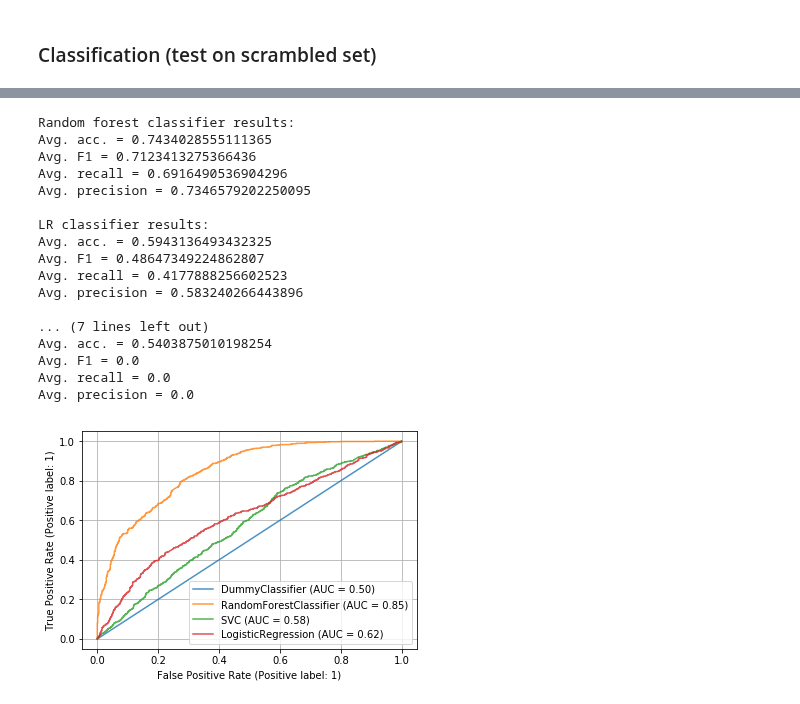
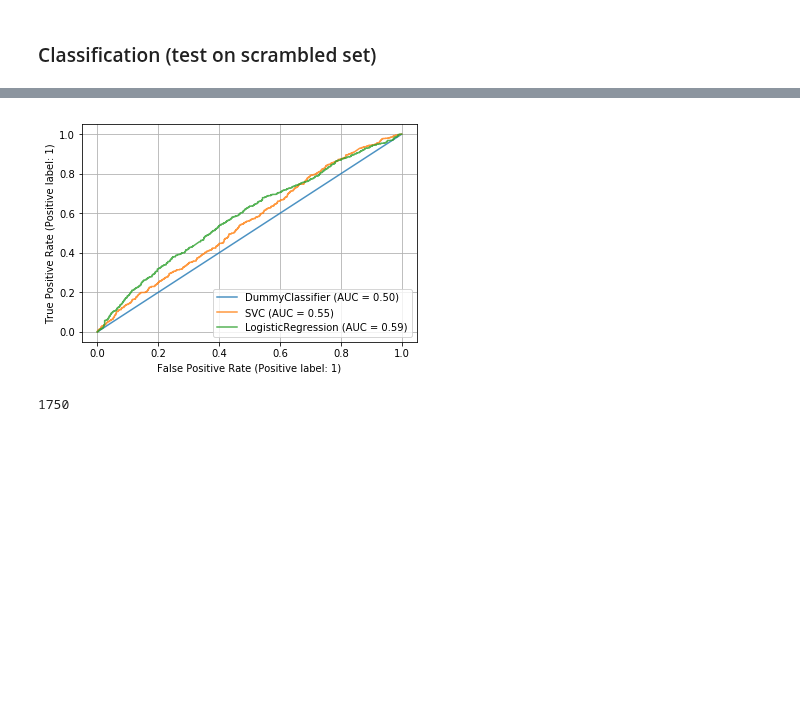
Before and after one commit to kroglkt/CogSci3, a Jupyter notebook: Combined Datasets.ipynb, the cells around one changed output, grey strips where cells are left out. Saved outputs shown, nothing was run; the diff lists cells and outputs as text; code cells hidden in the pictures; blank space fills up the shorter version.

```diff
--- a/Combined Datasets.ipynb
+++ b/Combined Datasets.ipynb
@@ -470,80 +432,67 @@ acc_score = []
 f1 = []
 recall = []
 precision = []
 
 k = 5
 kf = KFold(n_splits=k, shuffle=False)
 for train_index, test_index in kf.split(X):
     X_train, X_test = X[train_index], X[test_index]
     y_train, y_test = y[train_index], y[test_index]
 
     model.fit(X_train,y_train)
     pred_values = model.predict(X_test)
 
     acc_score.append(accuracy_score(y_test, pred_values))
     f1.append(f1_score(y_test, pred_values))
     precision.append(precision_score(y_test, pred_values))
     recall.append(recall_score(y_test, pred_values))
 
 plt.grid()
 ax = plt.gca()
 d_disp = plot_roc_curve(model, X_test, y_test, ax=ax, alpha=0.8)
-rfc_disp.plot(ax=ax, alpha=0.8)
+#rfc_disp.plot(ax=ax, alpha=0.8)
 svm_disp.plot(ax=ax, alpha=0.8)
 lr_disp.plot(ax=ax, alpha=0.8)
 
 d_avg_acc_score = sum(acc_score)/k
 d_avg_f1_score = sum(f1)/k
 d_avg_recall = sum(recall)/k
 d_avg_precision = sum(precision)/k
 
-print(f"""
-Random forest classifier results:
-Avg. acc. = {rfc_avg_acc_score}
-Avg. F1 = {rfc_avg_f1_score}
-Avg. recall = {rfc_avg_recall}
-Avg. precision = {rfc_avg_precision}
-
-LR classifier results:
-Avg. acc. = {lr_avg_acc_score}
-Avg. F1 = {lr_avg_f1_score}
-Avg. recall = {lr_avg_recall}
-Avg. precision = {lr_avg_precision}
-
-SVM classifier results:
-Avg. acc. = {svm_avg_acc_score}
-Avg. F1 = {svm_avg_f1_score}
-Avg. recall = {svm_avg_recall}
-Avg. precision = {svm_avg_precision}
-
-Dummy classifier results:
-Avg. acc. = {d_avg_acc_score}
-Avg. F1 = {d_avg_f1_score}
-Avg. recall = {d_avg_recall}
-Avg. precision = {d_avg_precision}
-""")
+#print(f"""
+#Random forest classifier results:
+#Avg. acc. = {rfc_avg_acc_score}
+#Avg. F1 = {rfc_avg_f1_score}
+#Avg. recall = {rfc_avg_recall}
+#Avg. precision = {rfc_avg_precision}
+#
+#LR classifier results:
+#Avg. acc. = {lr_avg_acc_score}
+#Avg. F1 = {lr_avg_f1_score}
+#Avg. recall = {lr_avg_recall}
+#Avg. precision = {lr_avg_precision}
+#
+#SVM classifier results:
+#vg. acc. = {svm_avg_acc_score}
+#Avg. F1 = {svm_avg_f1_score}
+#Avg. recall = {svm_avg_recall}
+#Avg. precision = {svm_avg_precision}
+#
+#Dummy classifier results:
+#Avg. acc. = {d_avg_acc_score}
+#Avg. F1 = {d_avg_f1_score}
+#Avg. recall = {d_avg_recall}
+#Avg. precision = {d_avg_precision}
+#""")
 # %% [output]
-Random forest classifier results:
-Avg. acc. = 0.7434028555111365
-Avg. F1 = 0.7123413275366436
-Avg. recall = 0.6916490536904296
-Avg. precision = 0.7346579202250095
-
-LR classifier results:
-Avg. acc. = 0.5943136493432325
-Avg. F1 = 0.48647349224862807
-Avg. recall = 0.4177888256602523
-Avg. precision = 0.583240266443896
-
-... (7 lines left out)
-Avg. acc. = 0.5403875010198254
-Avg. F1 = 0.0
-Avg. recall = 0.0
-Avg. precision = 0.0
-[figure, old version]
+[figure, new version]
 # %%
 all_preds = [multi_doves_pred, multi_tueye_pred, multi_scrambled_pred]
 all_y = [multi_doves_truey, multi_tueye_truey, multi_scrambled_truey]
 # %%
 np.save("combined_pred_values.npy", all_preds)
 np.save("combined_y_values.npy", all_y)
+# %%
+len(multi_scrambled_truey)
+# %% [output]
+1750
```
Also changed, not shown: parts of 7 cells of this notebook, 10 other files.
